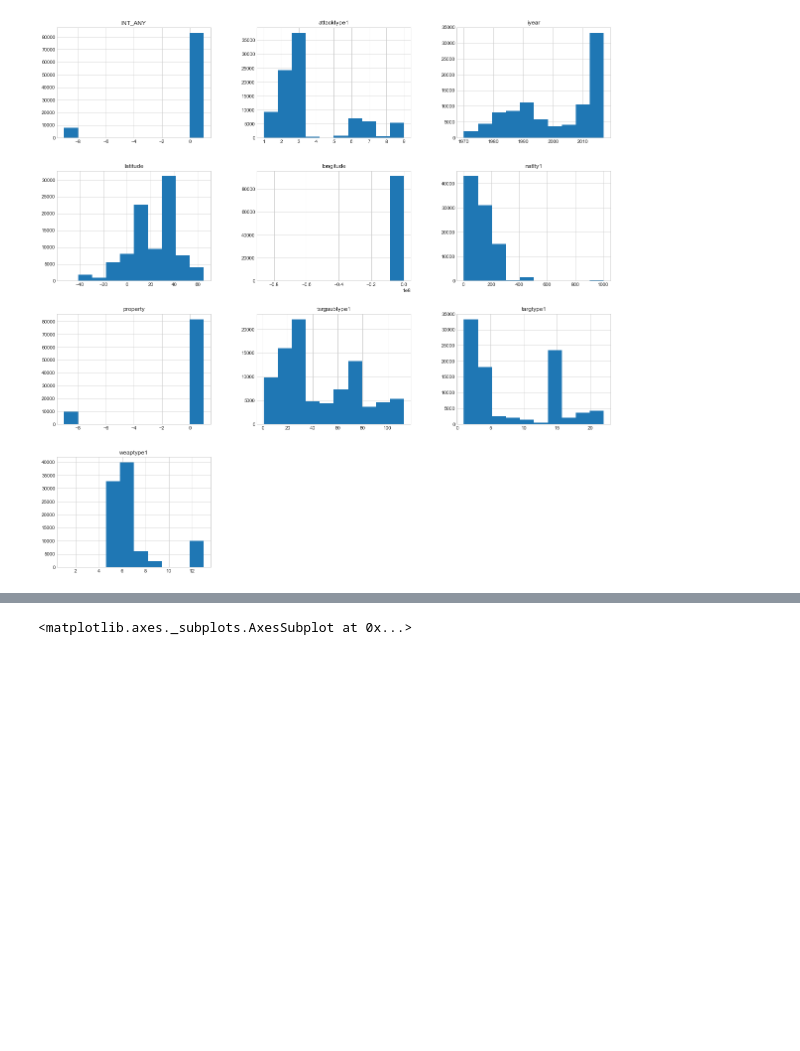
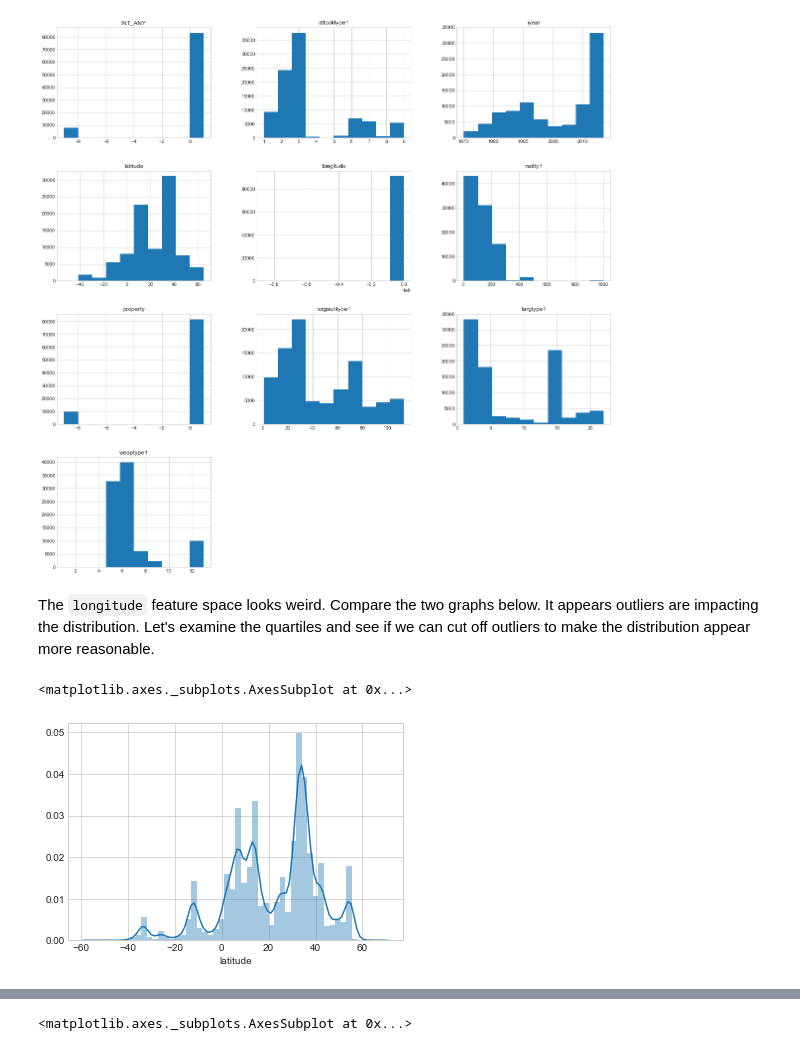
Before and after one commit to nikolaskaris/gtd_classifier, a Jupyter notebook: Predicting Terror Group.ipynb, the cells around one changed output, grey strips where cells are left out. Cells and saved outputs as stored; diff of their text form; code cells hidden in the pictures; blank space fills up the shorter version.

````diff
--- a/Predicting Terror Group.ipynb
+++ b/Predicting Terror Group.ipynb
@@ -124,3 +160,10 @@ array([[<matplotlib.axes._subplots.AxesSubplot object at 0x...>,
         <matplotlib.axes._subplots.AxesSubplot object at 0x...>]],
       dtype=object)
 [figure]
+# %% [markdown]
+The ```longitude``` feature space looks weird. Compare the two graphs below. It appears outliers are impacting the distribution. Let's examine the quartiles and see if we can cut off outliers to make the distribution appear more reasonable.
+# %%
+sns.distplot(known['latitude'])
+# %% [output]
+<matplotlib.axes._subplots.AxesSubplot at 0x...>
+[figure, added]
````
Also changed, not shown: parts of 106 cells of this notebook, 1 other file.
